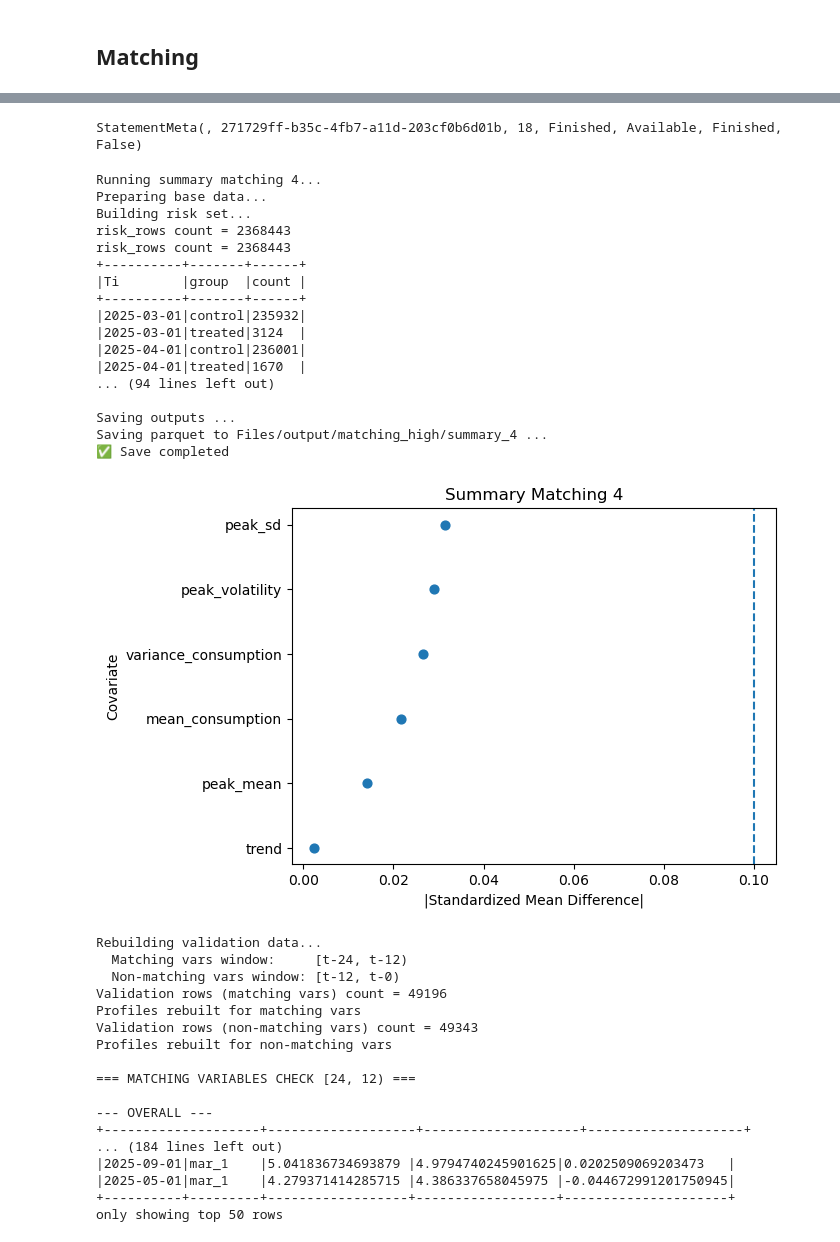
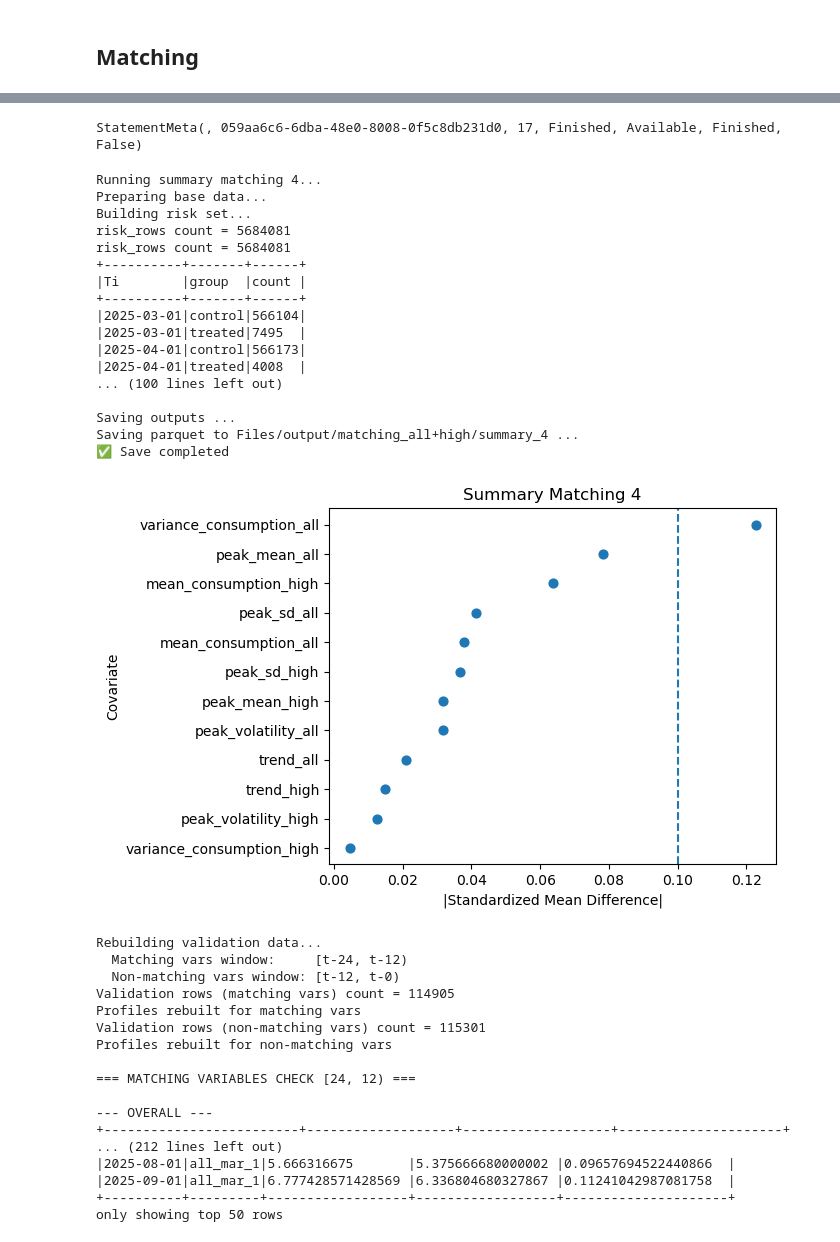
Before and after one commit to edogawa-liang/tariff-spark-rewrite, a Jupyter notebook: matching_analysis-all+high.ipynb, the cells around one changed output, grey strips where cells are left out. Saved outputs shown, nothing was run; the diff lists cells and outputs as text; code cells hidden in the pictures.

```diff
--- a/matching_analysis-all+high.ipynb
+++ b/matching_analysis-all+high.ipynb
@@ -322,8 +324,8 @@ risk_rows = prepare_matching_data(
 # STEP 1: matching（🔥改成用 risk_rows）
 # ============================================================
 res_summary_4 = run_summary_matching_pipeline(
-    output_folder="Files/output/matching_high/summary_4",
-    risk_rows=risk_rows,   # 🔥關鍵修正
+    output_folder="Files/output/matching_all+high/summary_4",
+    risk_rows=risk_rows,
     lookback_months=12,
     summary_vars=[
         "peak_mean_high",
@@ -350,7 +352,7 @@ res_summary_4 = run_summary_matching_pipeline(
 # ============================================================
 save_matching_results_fabric(
     res=res_summary_4,
-    folder="Files/output/matching_high/summary_4",
+    folder="Files/output/matching_all+high/summary_4",
     config={
         "type": "summary",
         "vars": [
@@ -373,58 +375,58 @@ love_plot_from_spark(
     title="Summary Matching 4"
 )
 
 # ============================================================
 # STEP 4: validation（🔥一定要加 sdf）
 # ============================================================
 check_balance_full_safe(
     res=res_summary_4,
     sdf=month_result_spark,
 
     match_start_month=24,
     match_end_month=12,
 
     extra_start_month=12,
     extra_end_month=0,
 
     calendar_start_month=24,
     calendar_end_month=0,
 
-    price_value="high"
+    price_values=["high", "all"],
 )
 # %% [output]
-StatementMeta(, 271729ff-b35c-4fb7-a11d-203cf0b6d01b, 18, Finished, Available, Finished, False)
+StatementMeta(, 059aa6c6-6dba-48e0-8008-0f5c8db231d0, 17, Finished, Available, Finished, False)
 Running summary matching 4...
 Preparing base data...
 Building risk set...
-risk_rows count = 2368443
-risk_rows count = 2368443
+risk_rows count = 5684081
+risk_rows count = 5684081
 +----------+-------+------+
 |Ti        |group  |count |
 +----------+-------+------+
-|2025-03-01|control|235932|
-|2025-03-01|treated|3124  |
-|2025-04-01|control|236001|
-|2025-04-01|treated|1670  |
-... (94 lines left out)
+|2025-03-01|control|566104|
+|2025-03-01|treated|7495  |
+|2025-04-01|control|566173|
+|2025-04-01|treated|4008  |
+... (100 lines left out)
 
 Saving outputs ...
-Saving parquet to Files/output/matching_high/summary_4 ...
+Saving parquet to Files/output/matching_all+high/summary_4 ...
 ✅ Save completed
-[figure, old version]
+[figure, new version]
 Rebuilding validation data...
   Matching vars window:     [t-24, t-12)
   Non-matching vars window: [t-12, t-0)
-Validation rows (matching vars) count = 49196
+Validation rows (matching vars) count = 114905
 Profiles rebuilt for matching vars
-Validation rows (non-matching vars) count = 49343
+Validation rows (non-matching vars) count = 115301
 Profiles rebuilt for non-matching vars
 
 === MATCHING VARIABLES CHECK [24, 12) ===
 
 --- OVERALL ---
-+--------------------+-------------------+--------------------+--------------------+
-... (184 lines left out)
-|2025-09-01|mar_1    |5.041836734693879 |4.9794740245901625|0.0202509069203473   |
-|2025-05-01|mar_1    |4.279371414285715 |4.386337658045975 |-0.044672991201750945|
++-------------------------+-------------------+-------------------+---------------------+
+... (212 lines left out)
+|2025-08-01|all_mar_1|5.666316675       |5.375666680000002 |0.09657694522440866  |
+|2025-09-01|all_mar_1|6.777428571428569 |6.336804680327867 |0.11241042987081758  |
 +----------+---------+------------------+------------------+---------------------+
 only showing top 50 rows
```
Also changed, not shown: parts of 10 cells of this notebook, 12 other files.
